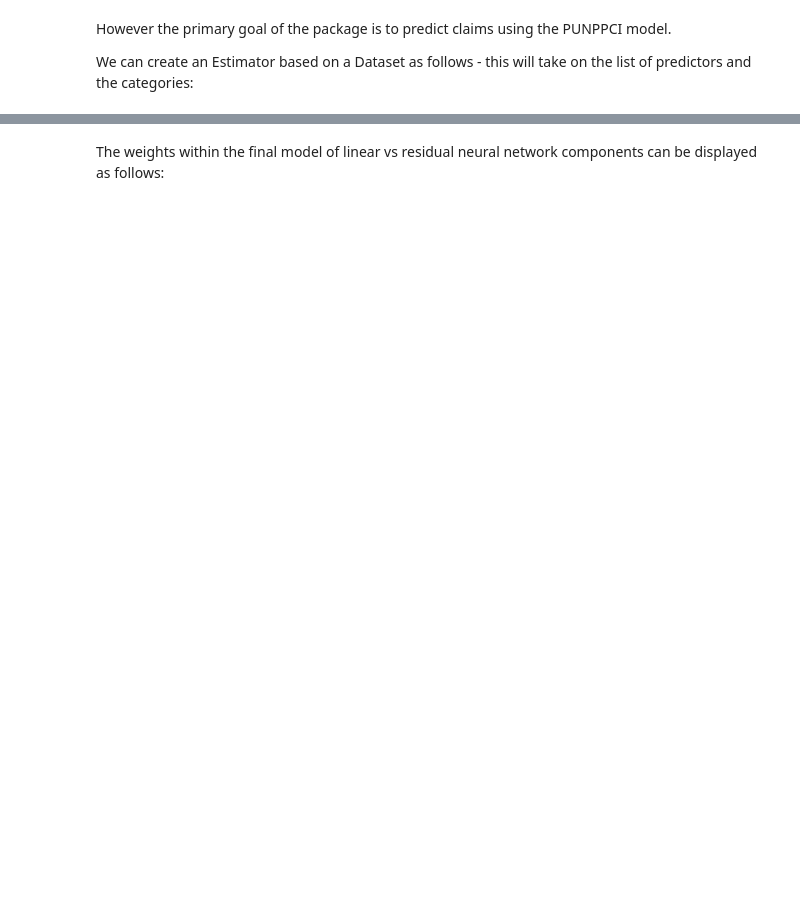
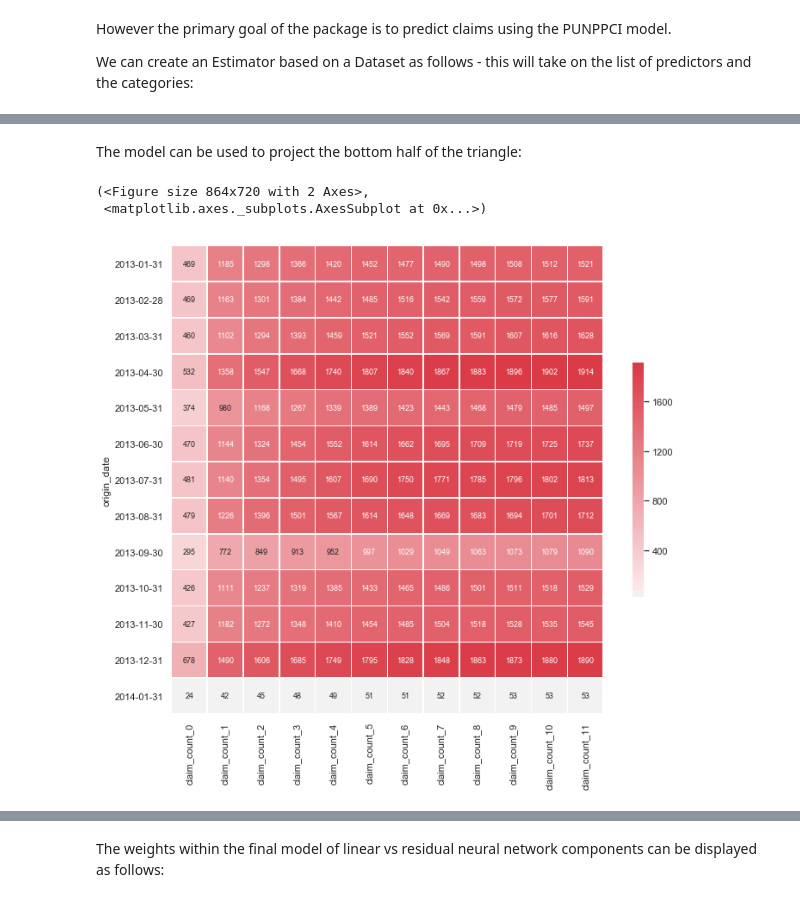
Before and after one commit to JackyP/penalised-unexplainability-network-payments-per-claim-incurred, a Jupyter notebook: Example.ipynb, the cells around one changed output, grey strips where cells are left out. Cells and saved outputs as stored; diff of their text form; code cells hidden in the pictures; blank space fills up the shorter version.

```diff
--- a/Example.ipynb
+++ b/Example.ipynb
@@ -161,0 +120,8 @@ dtype: bool)]),
+# %% [markdown]
+The model can be used to project the bottom half of the triangle:
+# %%
+ds.plot_triangle_claim_count(model)
+# %% [output]
+(<Figure size 864x720 with 2 Axes>,
+ <matplotlib.axes._subplots.AxesSubplot at 0x...>)
+[figure, added]
```
Also changed, not shown: parts of 59 cells of this notebook, 16 other files.
